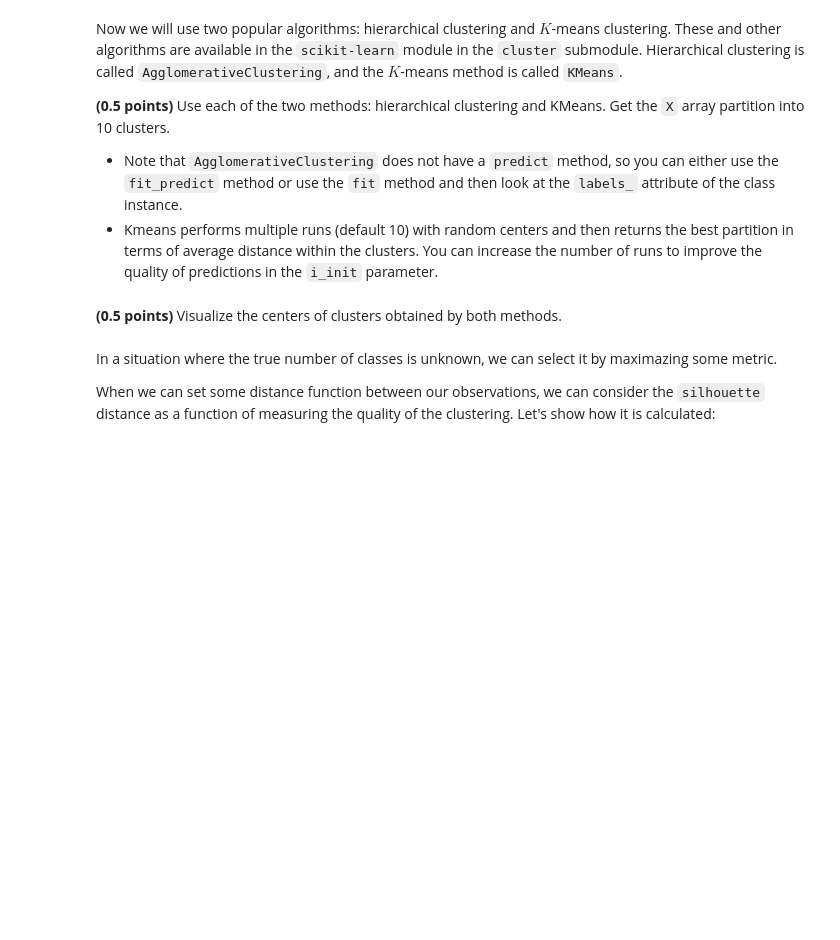
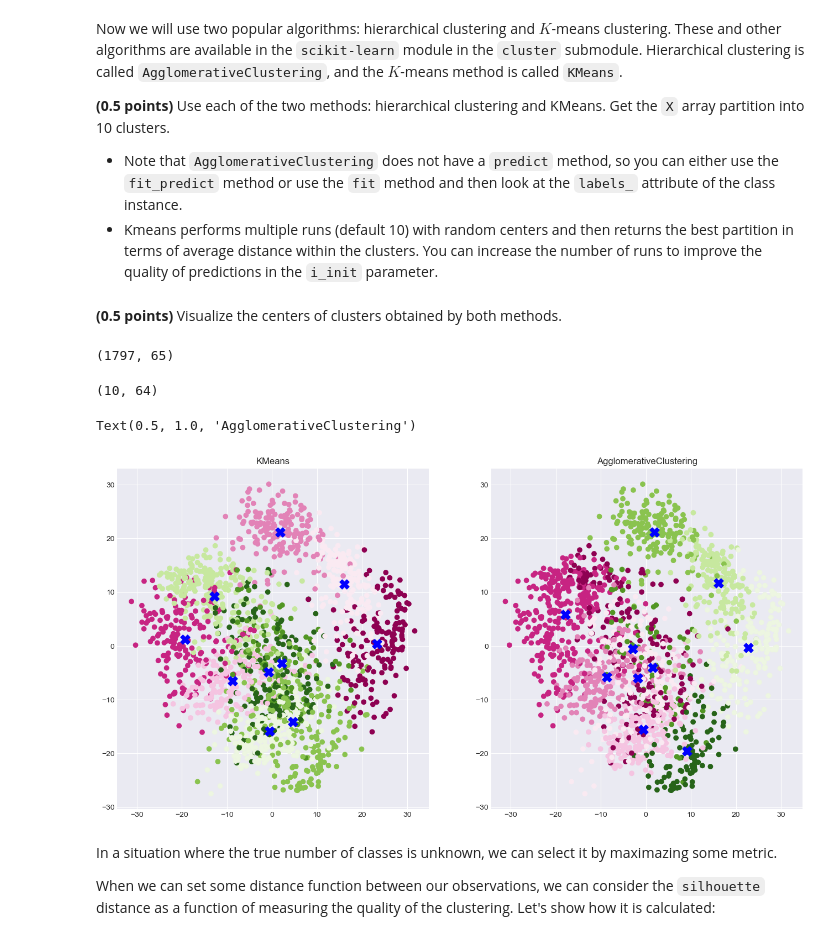
Before and after one commit to tshura/ml-intro-tasks-copy, a Jupyter notebook: 8_clustering/clustering.ipynb, the cells around one changed output. Cells and saved outputs as stored; diff of their text form; code cells hidden in the pictures; blank space fills up the shorter version.

```diff
--- a/8_clustering/clustering.ipynb
+++ b/8_clustering/clustering.ipynb
@@ -172,0 +182,15 @@ assert kmeans_labels.shape == (1797,)
+# %%
+hlx = np.append(hl.T, X, 1)
+hlx.shape
+# %% [output]
+(1797, 65)
+# %%
+aggmeans = np.zeros((np.unique(hl).shape[0], X.shape[1]))
+aggmeans.shape
+# %% [output]
+(10, 64)
+# %%
+for i in np.unique(hl):
+    tmp = X[np.where(hlx[:,0] == i)]
+    for j in range(X.shape[1]):
+        aggmeans[i, j] = np.mean(tmp[:,j])
@@ -173,3 +199,31 @@ assert kmeans_labels.shape == (1797,)
+# %%
+pca = PCA(2)
+pca.fit(X)
+pcax = pca.transform(X)
+
+pcakmsc = pca.transform(kmeans_centers)
+pcaaggc = pca.transform(aggmeans)
+# %%
+fig = plt.figure(figsize=(16,8))
+ax1 = fig.add_subplot(121)
+ax2 = fig.add_subplot(122)
+
+ax1.scatter(pcax[:,0],
+            pcax[:,1],
+            cmap='PiYG',
+            c = kmeans_labels.astype(float))
+ax1.scatter(pcakmsc[:,0], pcakmsc[:,1], c = 'b', marker='X', s = 150)
+ax1.set_title('KMeans')
+
+ax2.scatter(pcax[:,0],
+            pcax[:,1],
+            cmap='PiYG',
+            c = hierarchical_labels.astype(float))
+ax2.scatter(pcaaggc[:,0], pcaaggc[:,1], c = 'b', marker='X', s = 150)
+ax2.set_title('AgglomerativeClustering')
+# %% [output]
+Text(0.5, 1.0, 'AgglomerativeClustering')
+[figure, added]
 # %% [markdown]
 In a situation where the true number of classes is unknown, we can select it by maximazing some metric.
 
```
Also changed, not shown: parts of 38 cells of this notebook.
